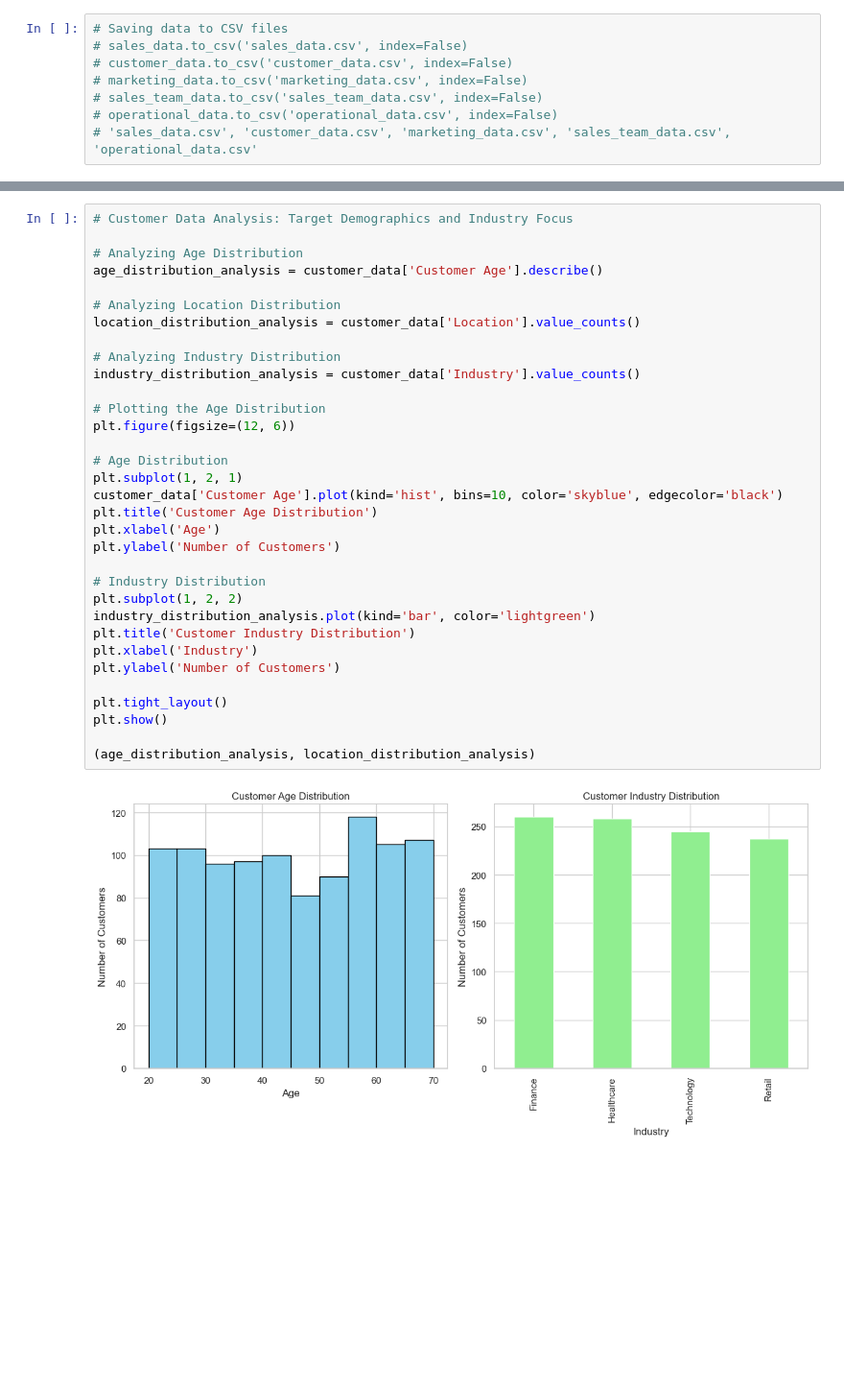
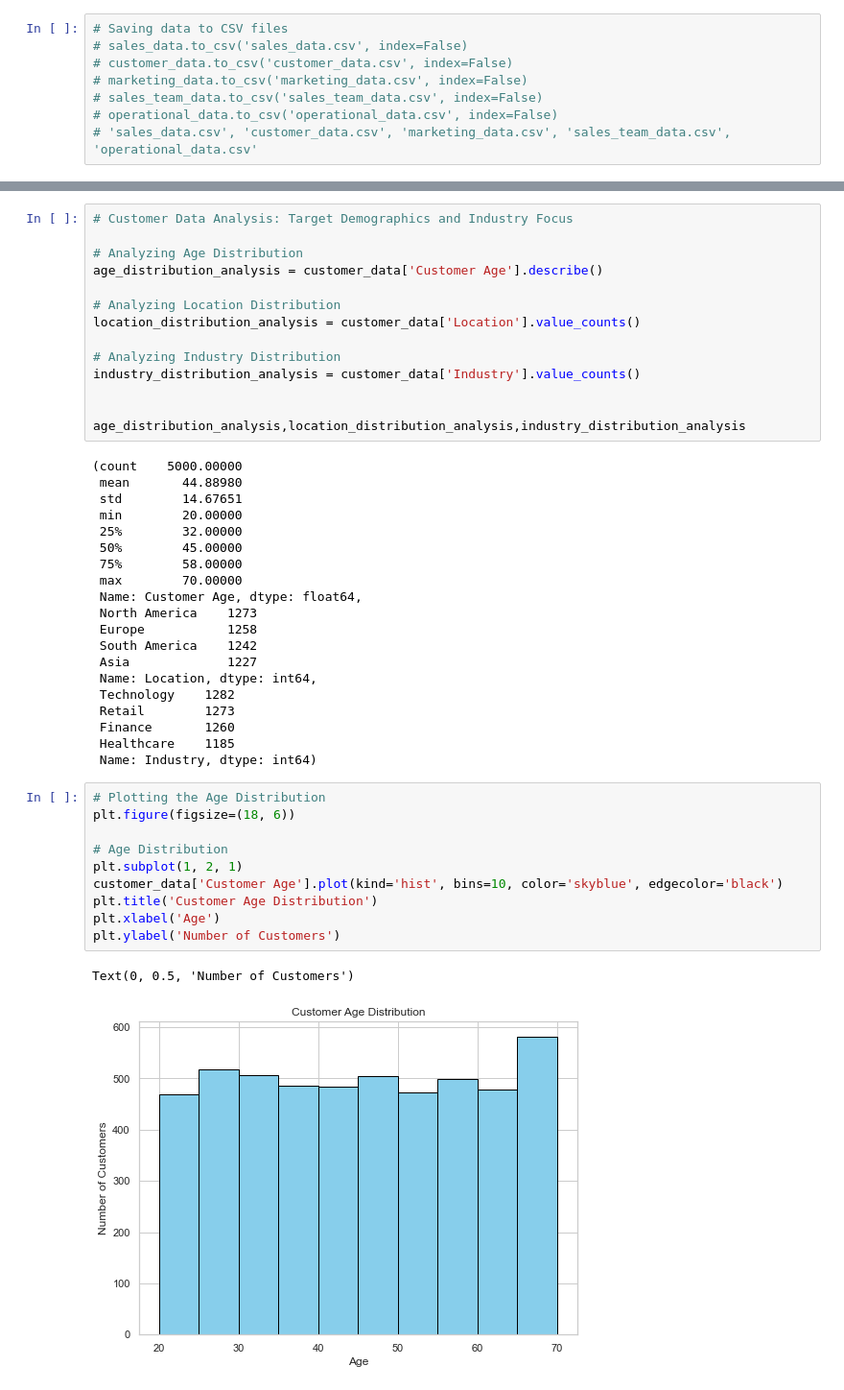
Before and after one commit to ayobame/Porfolio, a Jupyter notebook: Sales Intelligence/Sales Analysis.ipynb, the cells around one changed output, grey strips where cells are left out. Shown: that part at 96% size. Saved outputs shown, nothing was run; the diff lists cells and outputs as text; blank space fills up the shorter version.

Commit message:
Completed Stat Analysis
Initial

```diff
--- a/Sales Intelligence/Sales Analysis.ipynb
+++ b/Sales Intelligence/Sales Analysis.ipynb
@@ -268,35 +199,47 @@ NameError: name 'marketing_channel_performance' is not defined
+# %%
+# Customer Data Analysis: Target Demographics and Industry Focus
+
+# Analyzing Age Distribution
+age_distribution_analysis = customer_data['Customer Age'].describe()
+
+# Analyzing Location Distribution
+location_distribution_analysis = customer_data['Location'].value_counts()
+
+# Analyzing Industry Distribution
+industry_distribution_analysis = customer_data['Industry'].value_counts()
+
+
+age_distribution_analysis,location_distribution_analysis,industry_distribution_analysis
+# %% [output]
+(count    5000.00000
+ mean       44.88980
+ std        14.67651
+ min        20.00000
+ 25%        32.00000
+ 50%        45.00000
+ 75%        58.00000
+ max        70.00000
+ Name: Customer Age, dtype: float64,
+ North America    1273
+ Europe           1258
+ South America    1242
+ Asia             1227
+ Name: Location, dtype: int64,
+ Technology    1282
+ Retail        1273
+ Finance       1260
+ Healthcare    1185
+ Name: Industry, dtype: int64)
 # %%
-# Customer Data Analysis: Target Demographics and Industry Focus
-
-# Analyzing Age Distribution
-age_distribution_analysis = customer_data['Customer Age'].describe()
-
-# Analyzing Location Distribution
-location_distribution_analysis = customer_data['Location'].value_counts()
-
-# Analyzing Industry Distribution
-industry_distribution_analysis = customer_data['Industry'].value_counts()
-
 # Plotting the Age Distribution
-plt.figure(figsize=(12, 6))
+plt.figure(figsize=(18, 6))
 
 # Age Distribution
 plt.subplot(1, 2, 1)
 customer_data['Customer Age'].plot(kind='hist', bins=10, color='skyblue', edgecolor='black')
 plt.title('Customer Age Distribution')
 plt.xlabel('Age')
 plt.ylabel('Number of Customers')
-
-# Industry Distribution
-plt.subplot(1, 2, 2)
-industry_distribution_analysis.plot(kind='bar', color='lightgreen')
-plt.title('Customer Industry Distribution')
-plt.xlabel('Industry')
-plt.ylabel('Number of Customers')
-
-plt.tight_layout()
-plt.show()
-
-(age_distribution_analysis, location_distribution_analysis)
 # %% [output]
+Text(0, 0.5, 'Number of Customers')
-[figure, old version]
+[figure, new version]
```
Also changed, not shown: parts of 18 cells of this notebook, 4 other files.
